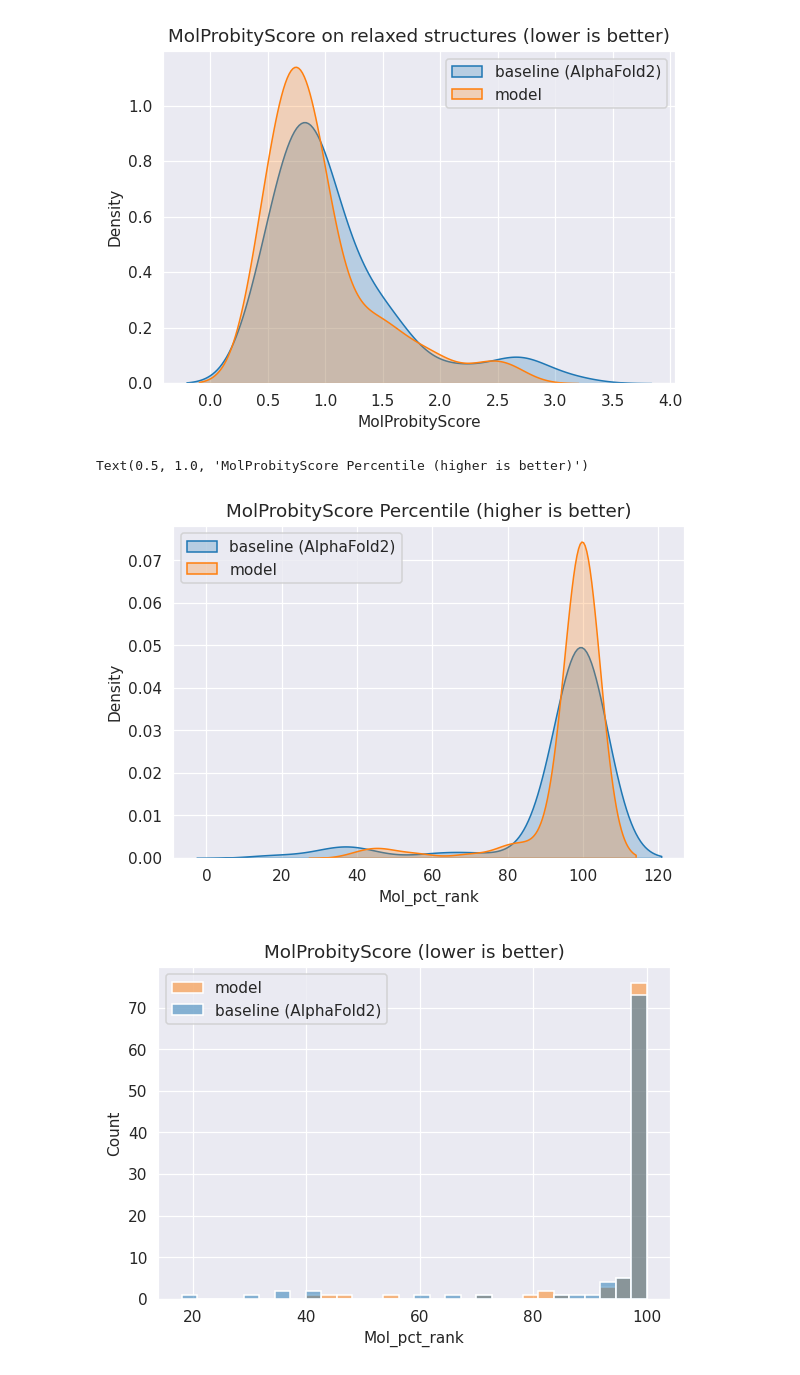
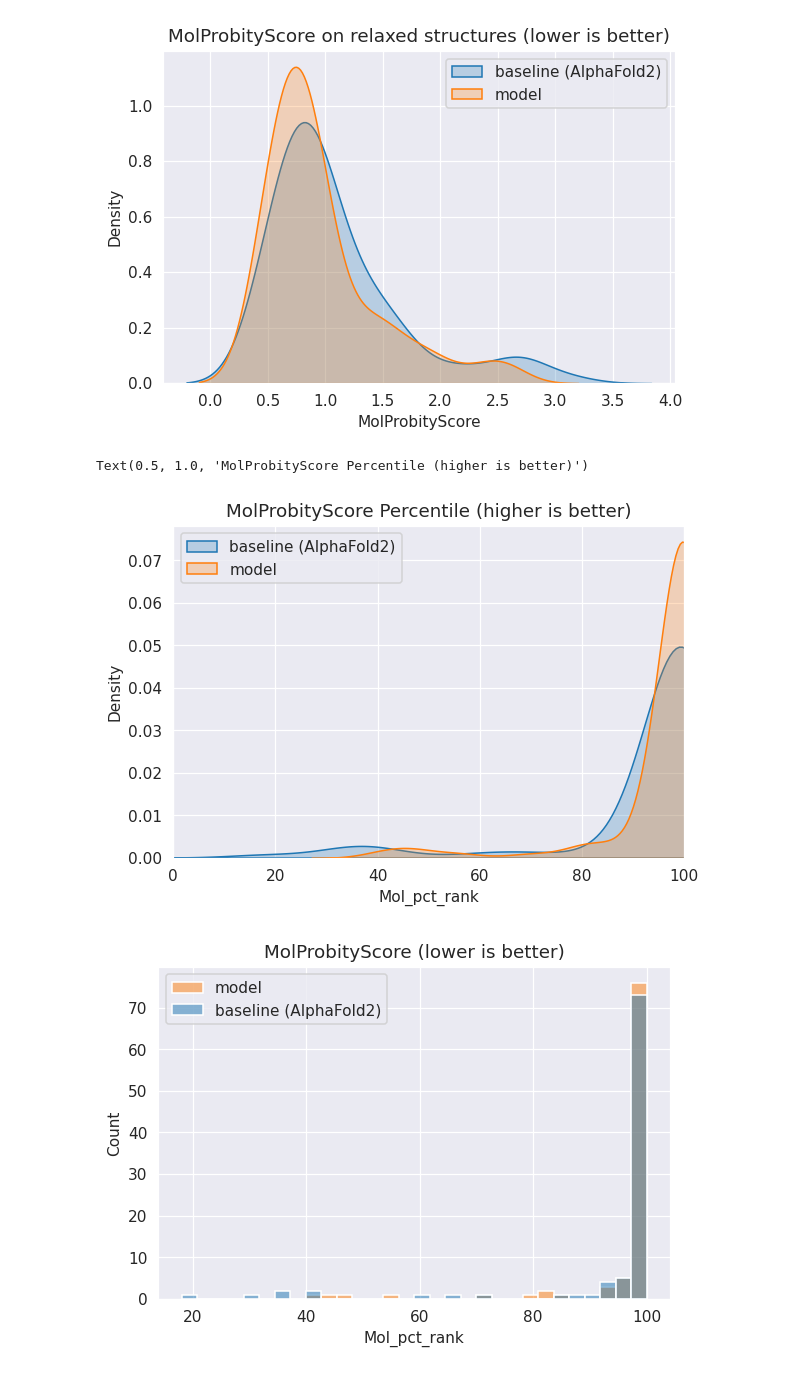
Before and after one commit to jonathanking/openfold, a Jupyter notebook: jk_research/evaluations/230607/230608_relax_plots.ipynb, the cells around one changed output. Drawn from its saved outputs; the diff is of its cells as text; code cells hidden in the pictures.

```diff
--- a/jk_research/evaluations/230607/230608_relax_plots.ipynb
+++ b/jk_research/evaluations/230607/230608_relax_plots.ipynb
@@ -483,15 +483,15 @@ Text(0.5, 1.0, 'MolProbityScore on relaxed structures (lower is better)')
 # %%
 ax = plt.axes()
 sns.kdeplot(df_dict[(baseline, "test", "pred_relaxed")]["Mol_pct_rank"],  fill=True,ax=ax, label="baseline (AlphaFold2)")
 sns.kdeplot(df_dict[(model, "test", "pred_relaxed")]["Mol_pct_rank"],  fill=True, ax=ax, label="model")
 # put the legend top left, not top right (default)
 plt.legend(loc=2)
-
+plt.xlim(0, 100)
 
 plt.title("MolProbityScore Percentile (higher is better)")
 # %% [output]
 Text(0.5, 1.0, 'MolProbityScore Percentile (higher is better)')
-[figure, old version]
+[figure, new version]
 # %%
 # Set the number of bins
 num_bins = 30
```
Also changed, not shown: 1 other file.
